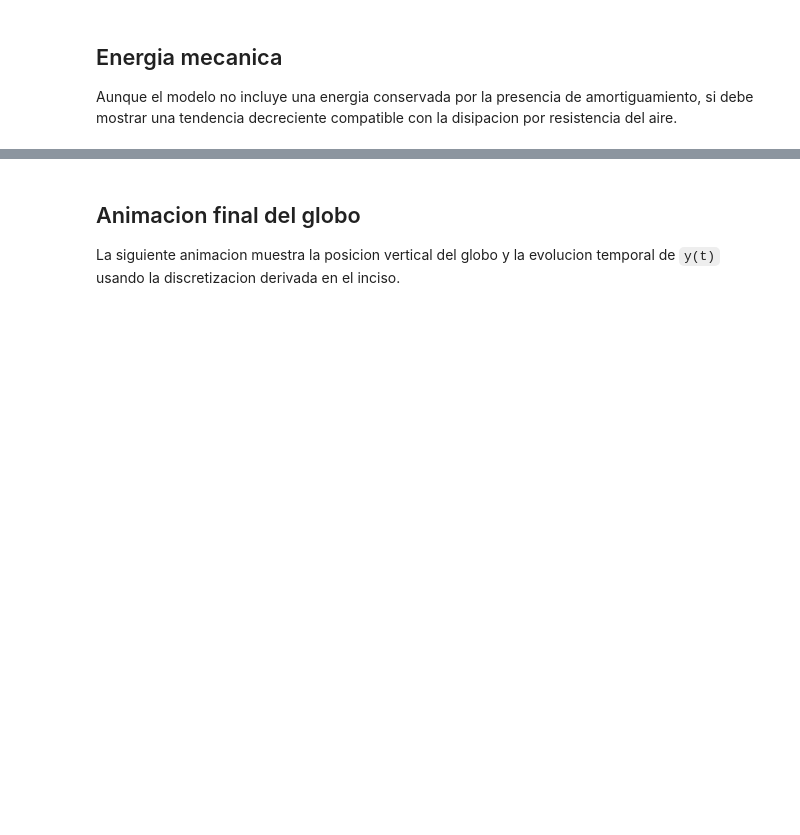
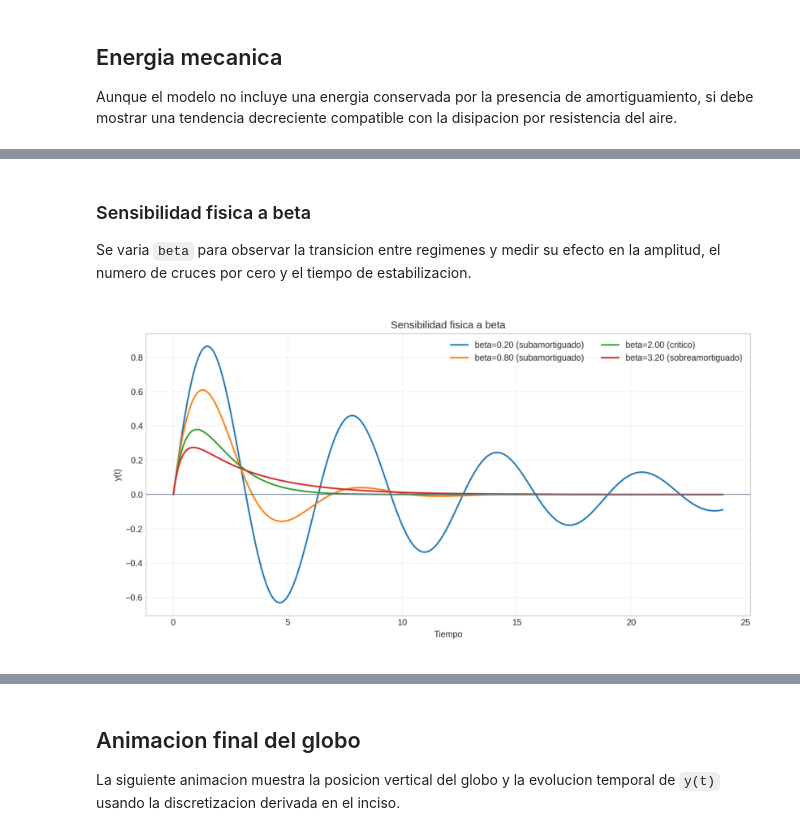
Before and after one commit to Xboster-eliel/jupyterbook_Modelacion_Ambiental, a Jupyter notebook: notebooks/Guia_practica_Globo_medicion.ipynb, the cells around one changed output, grey strips where cells are left out. Cells and saved outputs as stored; diff of their text form; code cells hidden in the pictures; blank space fills up the shorter version.

```diff
--- a/notebooks/Guia_practica_Globo_medicion.ipynb
+++ b/notebooks/Guia_practica_Globo_medicion.ipynb
@@ -466,0 +765,15 @@ plt.show()
+# %% [markdown]
+### Sensibilidad fisica a beta
+
+Se varia `beta` para observar la transicion entre regimenes y medir su efecto en la amplitud, el numero de cruces por cero y el tiempo de estabilizacion.
+# %%
+image_path = OUTPUT_DIR / 'globo_sensibilidad_beta.png'
+img = plt.imread(image_path)
+plt.figure(figsize=(10.5, 5.4))
+plt.imshow(img)
+plt.axis('off')
+plt.show()
+
+beta_summary_df
+# %% [output]
+[figure, added]
```
Also changed, not shown: parts of 26 cells of this notebook, 20 other files.
